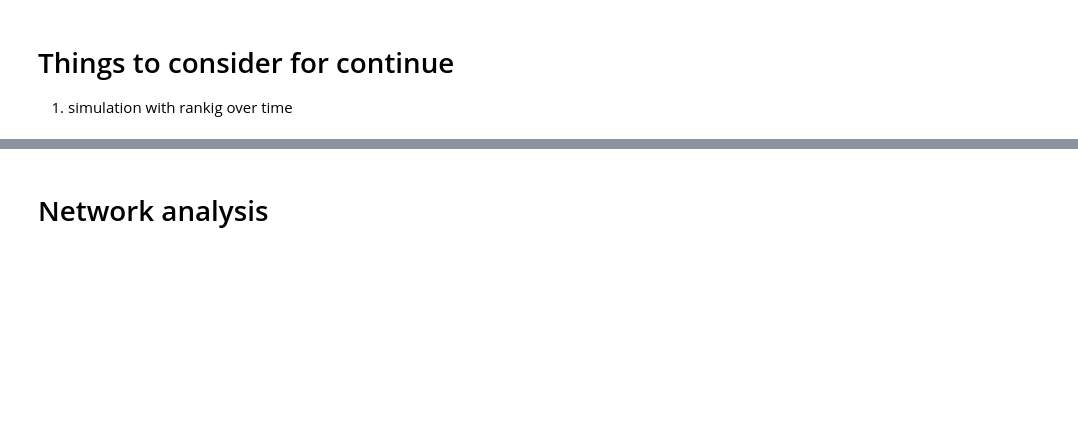
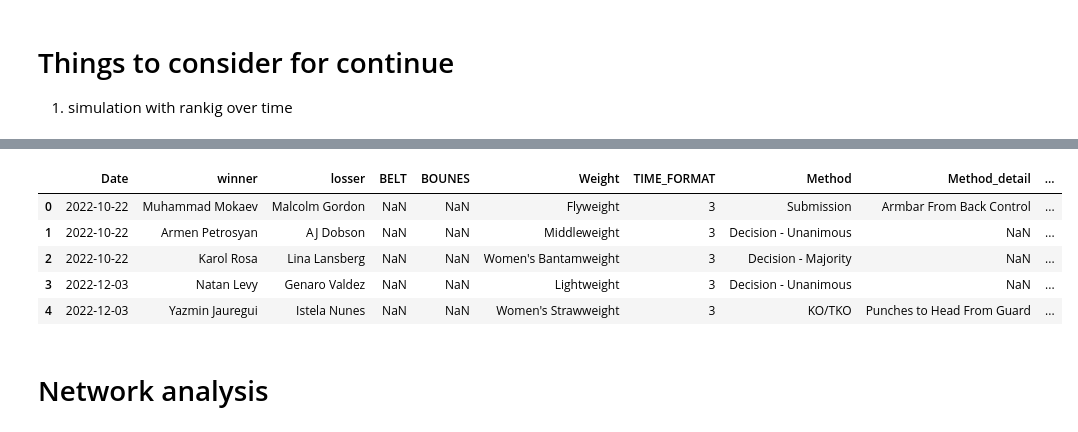
Before and after one commit to zarreh/mma_ranking, a Jupyter notebook: Notebooks/UFC_ranking/UFC_ranking_new.ipynb, the cells around one changed output, grey strips where cells are left out. Cells and saved outputs as stored; diff of their text form; code cells hidden in the pictures; blank space fills up the shorter version.

```diff
--- a/Notebooks/UFC_ranking/UFC_ranking_new.ipynb
+++ b/Notebooks/UFC_ranking/UFC_ranking_new.ipynb
@@ -158,6 +167,15 @@ df = df[
         "fighter2_result",
     ]
 ]
+# %%
+df.head()
+# %% [output]
+|  | Date | winner | losser | BELT | BOUNES | Weight | TIME_FORMAT | Method | Method_detail | ... |
+| 0 | 2022-10-22 | Muhammad Mokaev | Malcolm Gordon | NaN | NaN | Flyweight | 3 | Submission | Armbar From Back Control | ... |
+| 1 | 2022-10-22 | Armen Petrosyan | AJ Dobson | NaN | NaN | Middleweight | 3 | Decision - Unanimous | NaN | ... |
+| 2 | 2022-10-22 | Karol Rosa | Lina Lansberg | NaN | NaN | Women's Bantamweight | 3 | Decision - Majority | NaN | ... |
+| 3 | 2022-12-03 | Natan Levy | Genaro Valdez | NaN | NaN | Lightweight | 3 | Decision - Unanimous | NaN | ... |
+| 4 | 2022-12-03 | Yazmin Jauregui | Istela Nunes | NaN | NaN | Women's Strawweight | 3 | KO/TKO | Punches to Head From Guard | ... |
 # %%
 # adjust Draws
 def draw_adj(df):
```
Also changed, not shown: parts of 2 cells of this notebook, 2 other files.
